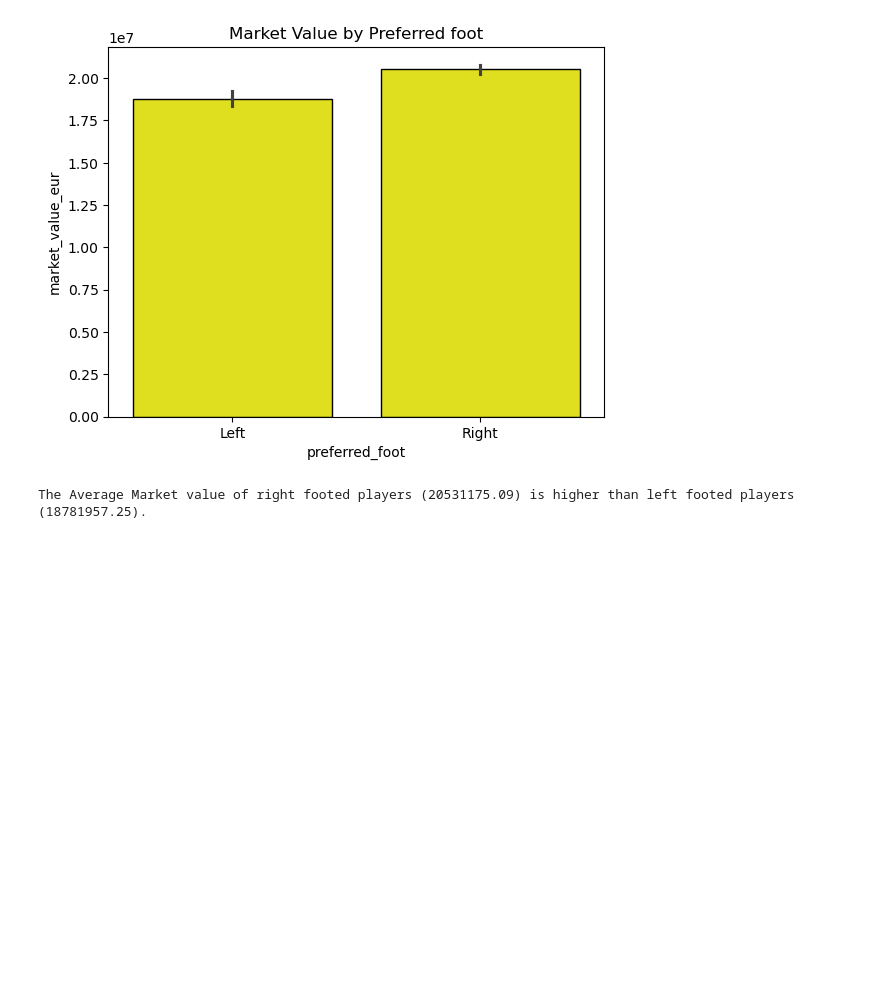
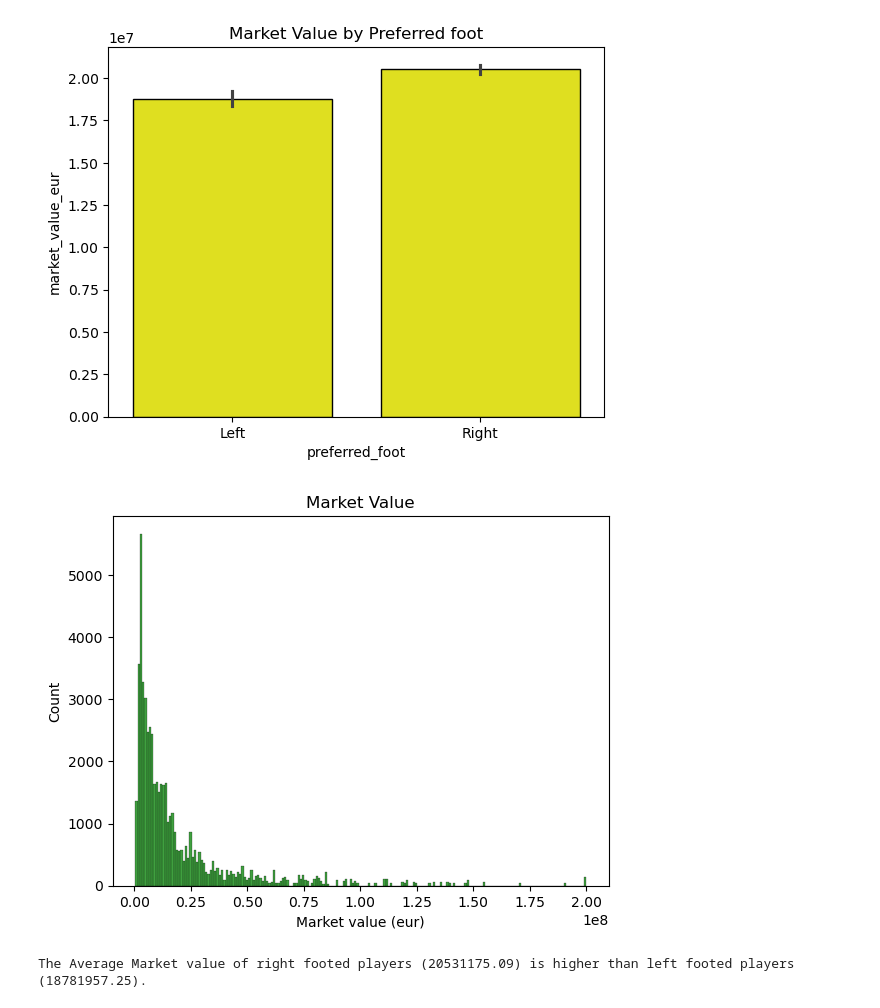
Before and after one commit to himashooo/FiFa-2026, a Jupyter notebook: fifa 2026 player_perf.ipynb, the cells around one changed output. Cells and saved outputs as stored; diff of their text form; code cells hidden in the pictures; blank space fills up the shorter version.

```diff
--- a/fifa 2026 player_perf.ipynb
+++ b/fifa 2026 player_perf.ipynb
@@ -327,6 +327,13 @@ plt.title("Market Value by Preferred foot")
 plt.show()
 # %% [output]
 [figure]
+# %%
+sns.histplot(data=df,x='market_value_eur',color='green')
+plt.title('Market Value')
+plt.xlabel("Market value (eur)")
+plt.show()
+# %% [output]
+[figure, added]
 # %%
 print(f"The Average Market value of right footed players ({df[df['preferred_foot']=='Right']['market_value_eur'].mean():.2f}) is higher than left footed players ({df[df['preferred_foot']=='Left']['market_value_eur'].mean():.2f}). ")
 # %% [output]
```
Also changed, not shown: parts of 9 cells of this notebook.
